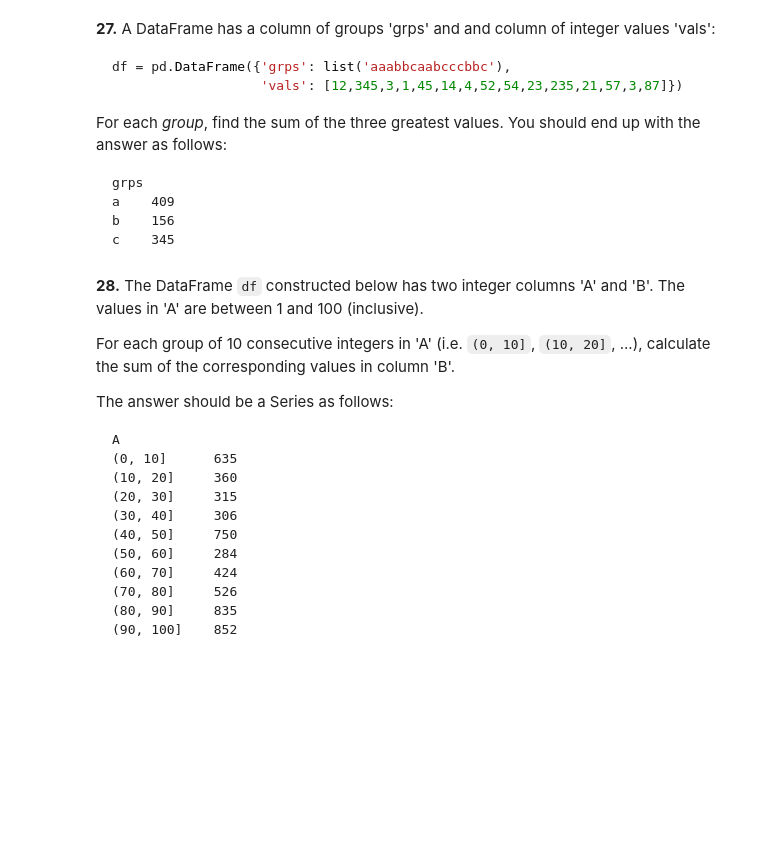
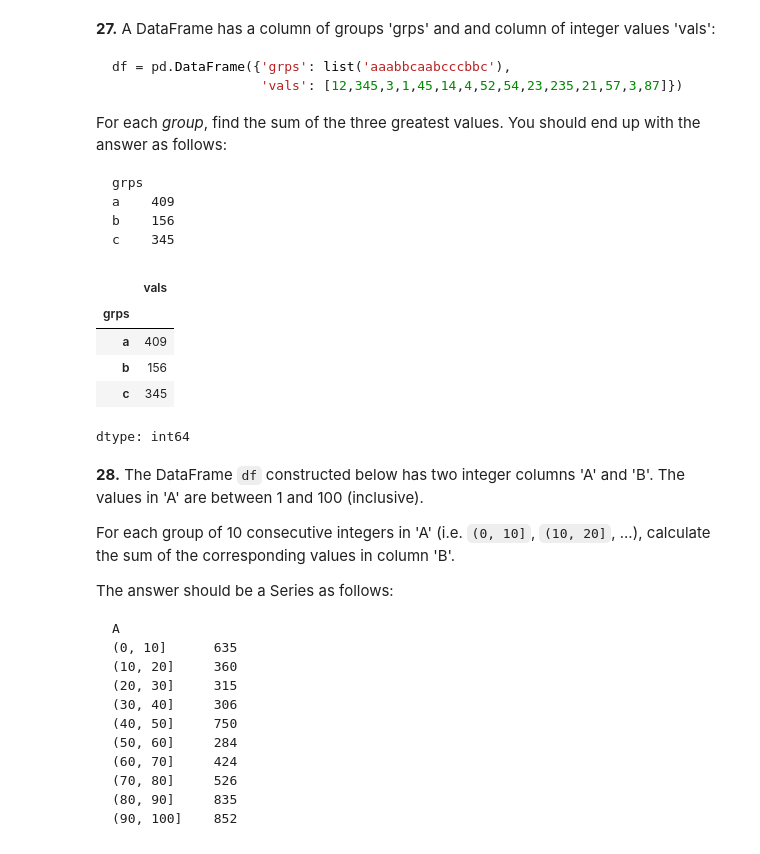
Before and after one commit to ZataraHere/100-Days-of-Machine-Learning, a Jupyter notebook: 100_pandas_puzzles.ipynb, the cells around one changed output. Drawn from its saved outputs; the diff is of its cells as text; code cells hidden in the pictures; blank space fills up the shorter version.

```diff
--- a/100_pandas_puzzles.ipynb
+++ b/100_pandas_puzzles.ipynb
@@ -472,8 +472,16 @@ c    345
 # %%
 df = pd.DataFrame({'grps': list('aaabbcaabcccbbc'),
                    'vals': [12,345,3,1,45,14,4,52,54,23,235,21,57,3,87]})
 
 # write a solution to the question here
+df.groupby('grps')['vals'].apply( lambda x: x.nlargest(3).sum())
+# %% [output]
+|  | vals |
+| grps |  |
+| a | 409 |
+| b | 156 |
+| c | 345 |
+dtype: int64
 # %% [markdown]
 **28.** The DataFrame `df` constructed below has two integer columns 'A' and 'B'. The values in 'A' are between 1 and 100 (inclusive).
 
```
